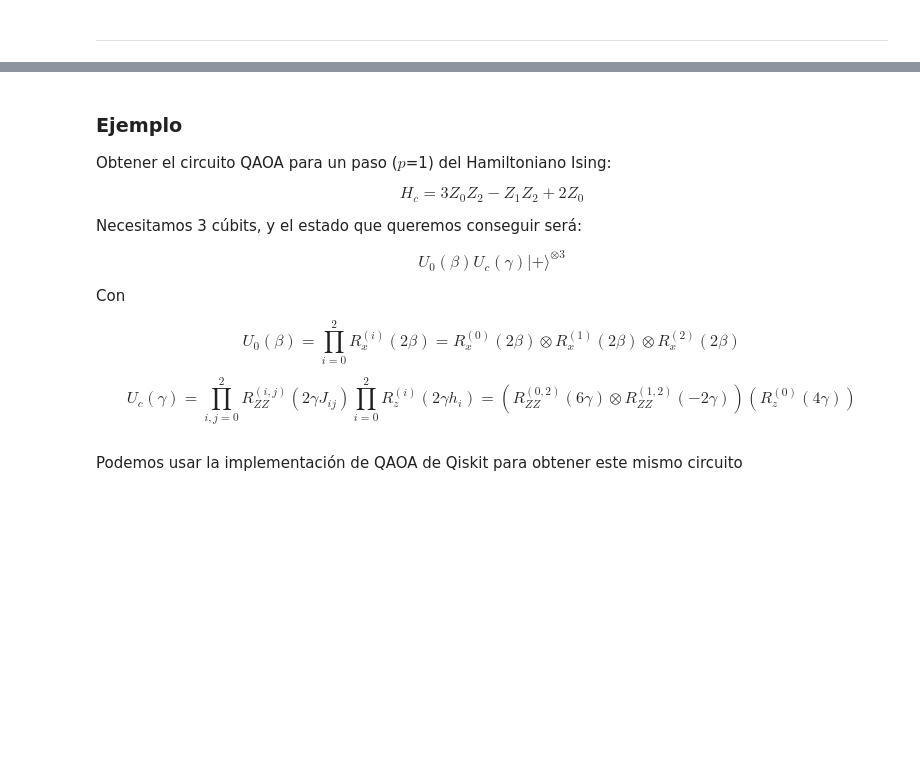
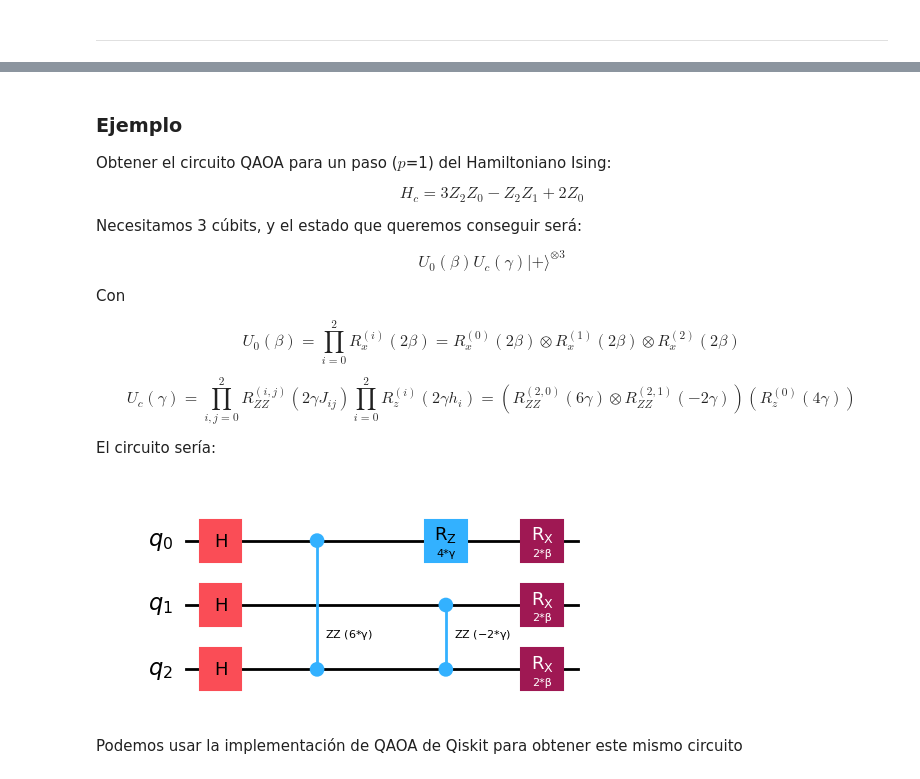
Before and after one commit to tarabelo/2024-VIU-Quantum, a Jupyter notebook: Aplicaciones prácticas.ipynb, the cells around one changed output, grey strips where cells are left out. Drawn from its saved outputs; the diff is of its cells as text; code cells hidden in the pictures; blank space fills up the shorter version.

```diff
--- a/Aplicaciones prácticas.ipynb
+++ b/Aplicaciones prácticas.ipynb
@@ -842,7 +896,7 @@ display(qc.decompose().draw('mpl'))
 Obtener el circuito QAOA para un paso ($p$=1) del Hamiltoniano Ising:
 
 $$
-H_c = 3Z_0Z_2 - Z_1Z_2 + 2Z_0
+H_c = 3Z_2Z_0 - Z_2Z_1 + 2Z_0
 $$
 
 Necesitamos 3 cúbits, y el estado que queremos conseguir será:
@@ -858,7 +912,34 @@ U_0(\beta) = \prod_{i=0}^{2} R_x^{(i)}(2\beta) = R_x^{(0)}(2\beta)\otimes R_x^{(
 $$
 
 $$
-U_c(\gamma) = \prod_{i,j = 0}^{2} R_{ZZ}^{(i,j)}(2\gamma J_{ij})\prod_{i=0}^{2}R_z^{(i)}(2\gamma h_i) = (R_{ZZ}^{(0,2)}(6\gamma)\otimes R_{ZZ}^{(1,2)}(-2\gamma))(R_z^{(0)}(4\gamma))
+U_c(\gamma) = \prod_{i,j = 0}^{2} R_{ZZ}^{(i,j)}(2\gamma J_{ij})\prod_{i=0}^{2}R_z^{(i)}(2\gamma h_i) = (R_{ZZ}^{(2,0)}(6\gamma)\otimes R_{ZZ}^{(2,1)}(-2\gamma))(R_z^{(0)}(4\gamma))
 $$
+
+El circuito sería:
+# %%
+from qiskit.circuit import Parameter
+
+n = 3
+
+beta = Parameter('β')
+gamma = Parameter('γ')
+
+qc = QuantumCircuit(n)
+
+# Estado superpuesto
+qc.h(range(3))
+
+# Puertas U_c
+qc.rzz(6*gamma, 2, 0)
+qc.rzz(-2*gamma, 2, 1)
+qc.rz(4*gamma, 0)
+
+# puertas U_0
+for i in range(3):
+    qc.rx(2*beta, i)
+
+qc.draw('mpl')
+# %% [output]
+[figure, added]
 # %% [markdown]
 Podemos usar la implementación de QAOA de Qiskit para obtener este mismo circuito
```
Also changed, not shown: parts of 33 cells of this notebook.
